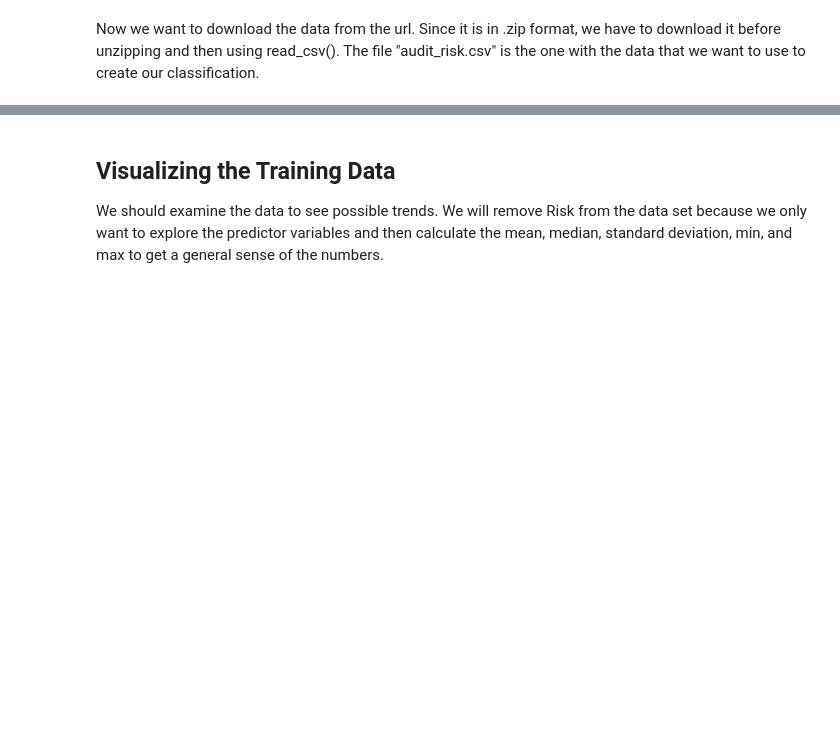
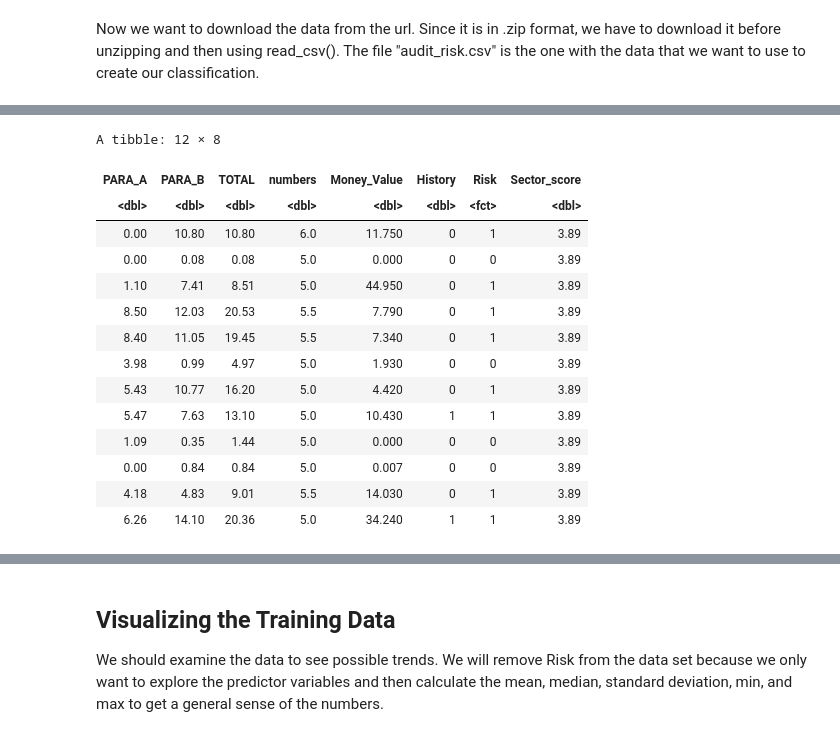
Before and after one commit to stevenning203/dsci100_group_proposal, a Jupyter notebook: report.ipynb, the cells around one changed output, grey strips where cells are left out. Cells and saved outputs as stored; diff of their text form; code cells hidden in the pictures; blank space fills up the shorter version.

```diff
--- a/report.ipynb
+++ b/report.ipynb
@@ -126,0 +192,20 @@ audit_risk_data_testing <- testing(audit_risk_data_split)
+# %%
+audit_consider <- audit_training %>% select(PARA_A, PARA_B, TOTAL, numbers, Money_Value, History, Risk, Sector_score)
+
+head(audit_consider, 12)
+# %% [output]
+A tibble: 12 × 8
+| PARA_A | PARA_B | TOTAL | numbers | Money_Value | History | Risk | Sector_score |
+| <dbl> | <dbl> | <dbl> | <dbl> | <dbl> | <dbl> | <fct> | <dbl> |
+| 0.00 | 10.80 | 10.80 | 6.0 | 11.750 | 0 | 1 | 3.89 |
+| 0.00 | 0.08 | 0.08 | 5.0 | 0.000 | 0 | 0 | 3.89 |
+| 1.10 | 7.41 | 8.51 | 5.0 | 44.950 | 0 | 1 | 3.89 |
+| 8.50 | 12.03 | 20.53 | 5.5 | 7.790 | 0 | 1 | 3.89 |
+| 8.40 | 11.05 | 19.45 | 5.5 | 7.340 | 0 | 1 | 3.89 |
+| 3.98 | 0.99 | 4.97 | 5.0 | 1.930 | 0 | 0 | 3.89 |
+| 5.43 | 10.77 | 16.20 | 5.0 | 4.420 | 0 | 1 | 3.89 |
+| 5.47 | 7.63 | 13.10 | 5.0 | 10.430 | 1 | 1 | 3.89 |
+| 1.09 | 0.35 | 1.44 | 5.0 | 0.000 | 0 | 0 | 3.89 |
+| 0.00 | 0.84 | 0.84 | 5.0 | 0.007 | 0 | 0 | 3.89 |
+| 4.18 | 4.83 | 9.01 | 5.5 | 14.030 | 0 | 1 | 3.89 |
+| 6.26 | 14.10 | 20.36 | 5.0 | 34.240 | 1 | 1 | 3.89 |
```
Also changed, not shown: parts of 34 cells of this notebook.
